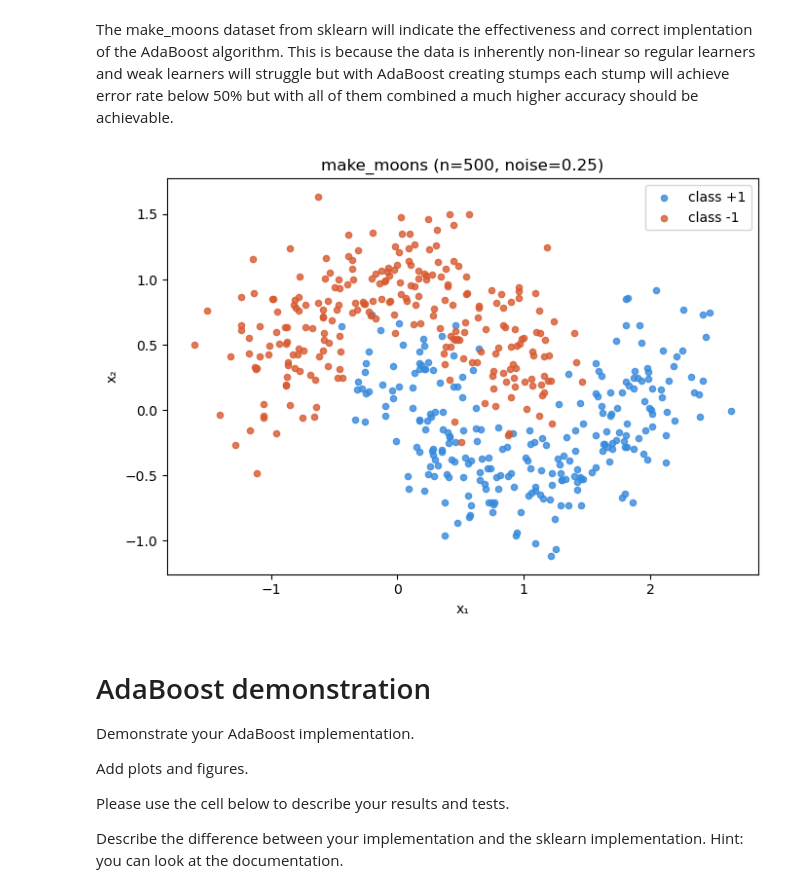
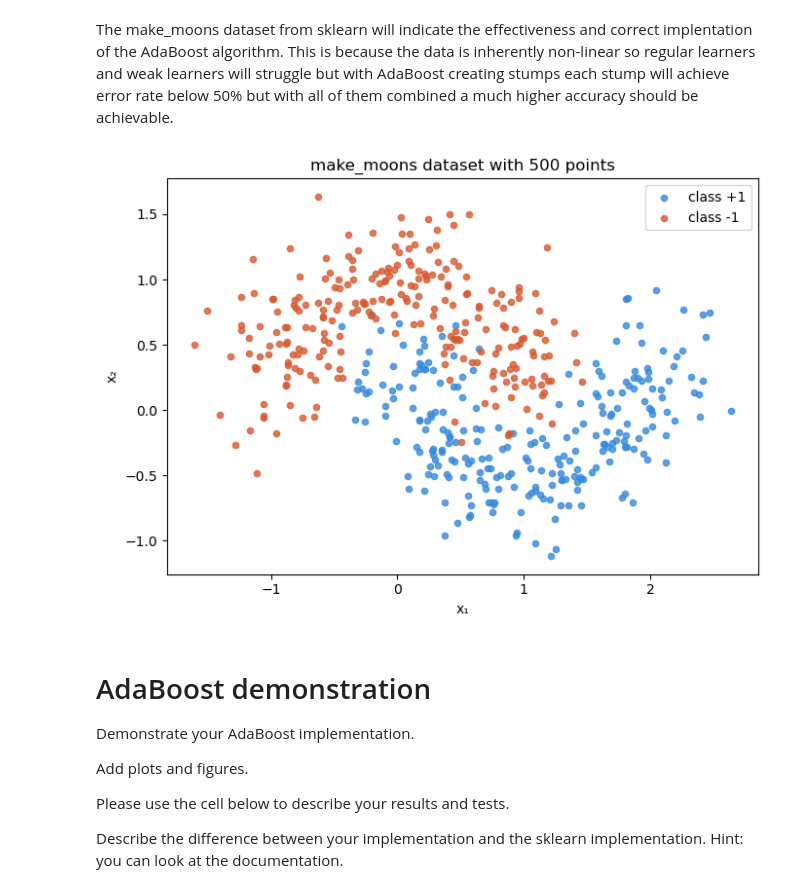
Before and after one commit to davidavivb/AdvancedML_Hw2, a Jupyter notebook: HW2_Boosting.ipynb, the cells around one changed output. Drawn from its saved outputs; the diff is of its cells as text; code cells hidden in the pictures.

```diff
--- a/HW2_Boosting.ipynb
+++ b/HW2_Boosting.ipynb
@@ -178,23 +191,22 @@ Please use the cell below to discuss your dataset choice and why it is appropria
 The make_moons dataset from sklearn will indicate the effectiveness and correct implentation of the AdaBoost algorithm. This is because the data is inherently non-linear so regular learners and weak learners will struggle but with AdaBoost creating stumps each stump will achieve error rate below 50% but with all of them combined a much higher accuracy should be achievable.
 # %%
 # Your code here
-np.random.seed(42)
 from sklearn.datasets import make_moons
 X, y = make_moons(n_samples=500, noise=0.25, random_state=42)
 y = np.where(y == 0, -1, +1)
 
 
 plt.figure(figsize=(7, 5))
 plt.scatter(X[y == 1, 0], X[y == 1, 1], c='#378ADD', s=20, label='class +1', alpha=0.8)
 plt.scatter(X[y == -1, 0], X[y == -1, 1], c='#D85A30', s=20, label='class -1', alpha=0.8)
 plt.legend()
 plt.xlabel('x₁')
 plt.ylabel('x₂')
-plt.title('make_moons (n=500, noise=0.25)')
+plt.title('make_moons dataset with 500 points')
 plt.tight_layout()
 plt.show()
 # %% [output]
-[figure, old version]
+[figure, new version]
 # %% [markdown]
 # AdaBoost demonstration
 Demonstrate your AdaBoost implementation.
```
Also changed, not shown: parts of 12 cells of this notebook.
